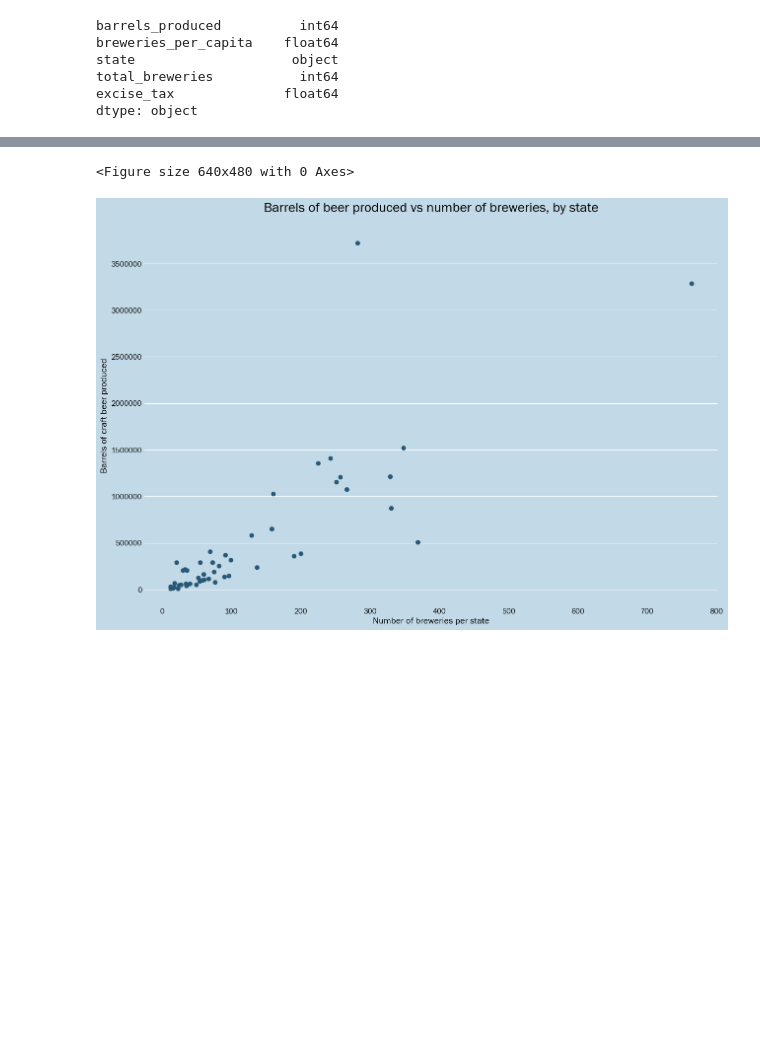
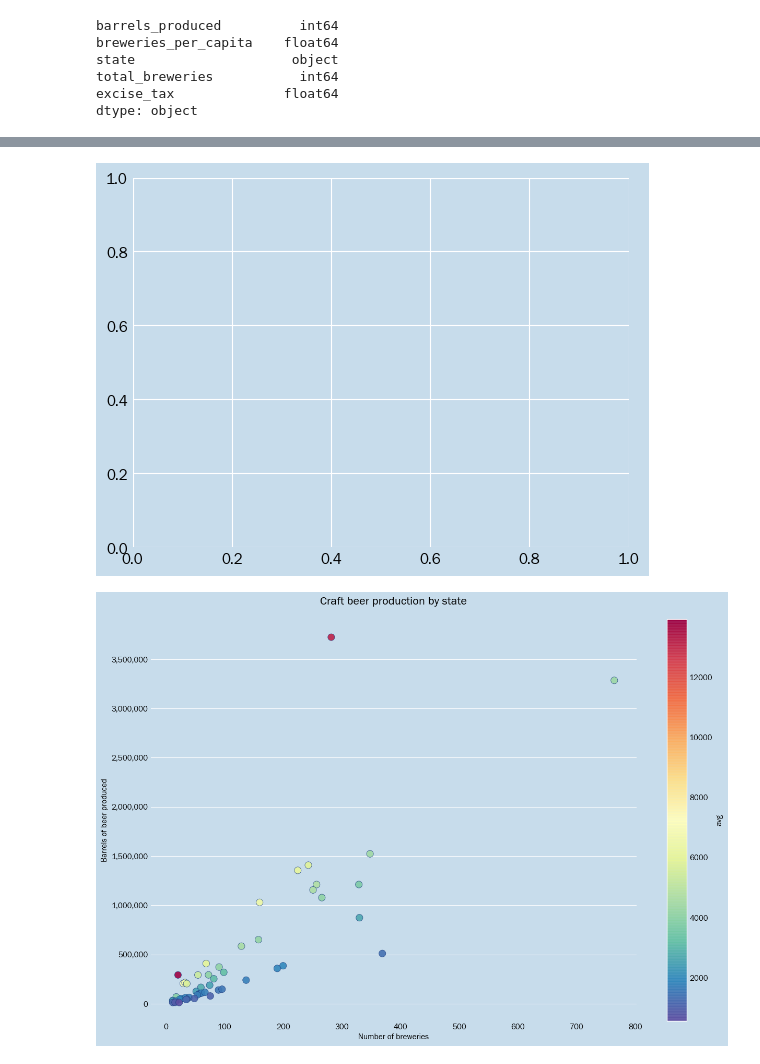
Before and after one commit to vpenney/data-studio, a Jupyter notebook: code/01-craft-beer/Beer Havens for Hipsters - cleaning and graphs.ipynb, the cells around one changed output, grey strips where cells are left out. Drawn from its saved outputs; the diff is of its cells as text; code cells hidden in the pictures; blank space fills up the shorter version.

Commit message:
beer updates

```diff
--- a/code/01-craft-beer/Beer Havens for Hipsters - cleaning and graphs.ipynb
+++ b/code/01-craft-beer/Beer Havens for Hipsters - cleaning and graphs.ipynb
@@ -30,3 +31,5 @@ df
 | 48 | 12989 | 1.7 | West Virginia | 23 | 0.18 |
 | 49 | 1029916 | 3.7 | Wisconsin | 160 | 0.06 |
 | 50 | 45401 | 5.7 | Wyoming | 24 | 0.02 |
+# %%
+df['avg'] = df['barrels_produced']/ df['total_breweries']
@@ -54,17 +61,17 @@ plt.rcParams.update({
     'pdf.fonttype': 42,
     'ps.fonttype': 42,
     'patch.linewidth': 0.5,
-    'figure.facecolor': '#c2d9e7',
+    'figure.facecolor': '#C7DCEB',
     'font.size': 11.0,
-    'axes.facecolor': '#c2d9e7',
+    'axes.facecolor': '#C7DCEB',
     'axes.edgecolor': 'white',
     'axes.linewidth': '1',
     'axes.grid': True,
     'grid.color': 'white',
     'axes.titlesize': 'x-large',
-    'axes.labelsize': 'large',
+    'axes.labelsize': 'medium',
     'axes.axisbelow': True,
-    'axes.prop_cycle': cycler('color', ['#275876', '#64aad4', '#ec866c', '#87d8d6', '#7273a5', '#f9d669']),
+    'axes.prop_cycle': cycler('color', ['#203E7D', '#5286FF', '#3DE894', '#F4FF90', '#E8AB55', '#FF708B']),
     'xtick.major.size': 0,
     'xtick.minor.size': 0,
     'ytick.major.size': 0,
@@ -76,8 +83,9 @@ plt.rcParams.update({
     'axes.spines.right': False,
     'legend.facecolor': '#FFFFFF',
     'font.family': 'Franklin Gothic Book',
+    'lines.markersize': 10
 })
 
 
-plt.show()
+# plt.show()
 # %% [output]
@@ -85,13 +93,25 @@ plt.show()
 # %%
-ax = df.plot(kind='scatter', x='total_breweries', y='barrels_produced', figsize=(15,10), s=40)
-ax.set_title("Barrels of beer produced vs number of breweries, by state", pad=20)
-ax.set_xlabel("Number of breweries per state")
-ax.set_ylabel("Barrels of craft beer produced")
-ax.title.set_fontsize(20)
+import matplotlib.cm as cm
+
+# Step One: build a function
+def with_commas(value, pos):
+    millions = value / 100000
+    return "{:,}".format(int(value))
+
+# Step Two: Use FuncFormatter with that function
+formatter = FuncFormatter(with_commas)
+
+fig, ax = plt.subplots()
+ax = df.plot(kind='scatter', x='total_breweries', y='barrels_produced', figsize=(15,10), s=90, c='avg', cmap='Spectral_r', alpha=.9, edgecolors='#1B3D7F')
+ax.set_title("Craft beer production by state", pad=20)
+ax.set_xlabel("Number of breweries")
+ax.set_ylabel("Barrels of beer produced")
+ax.title.set_fontsize(16)
 ax.grid(False, axis='x')
+ax.yaxis.set_major_formatter(formatter)
 
+plt.savefig("production_vs_number.png", facecolor=plt.gcf().get_facecolor(), bbox_inches=[])
 plt.show()
-plt.savefig("production_vs_number.png")
 # %% [output]
-<Figure size 640x480 with 0 Axes>
-[figure, old version]
+[figure, new version]
+[figure, added]
```
Also changed, not shown: parts of 8 cells of this notebook.
